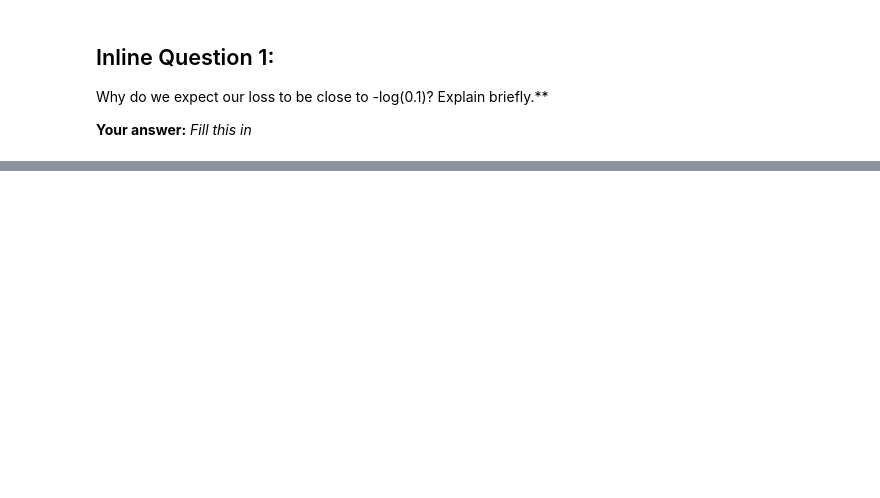
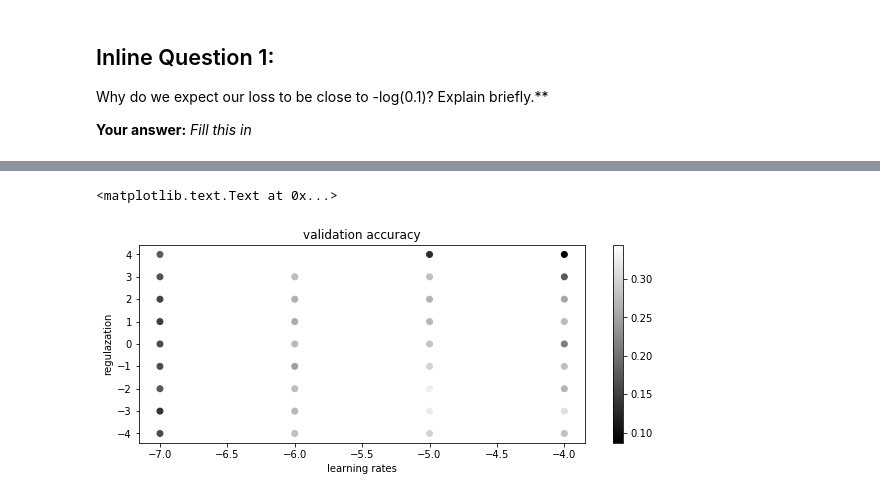
Before and after one commit to SSBang/Assign1, a Jupyter notebook: softmax.ipynb, the cells around one changed output, grey strips where cells are left out. Cells and saved outputs as stored; diff of their text form; code cells hidden in the pictures; blank space fills up the shorter version.

```diff
--- a/softmax.ipynb
+++ b/softmax.ipynb
@@ -165,8 +192,13 @@ from cs231n.classifiers import Softmax
 results = {}
 best_val = -1
 best_softmax = None
-learning_rates = [1e-7, 5e-7]
-regularization_strengths = [2.5e4, 5e4]
+best_tuning = ()
+#learning_rates = [1e-7, 5e-7]
+#regularization_strengths = [2.5e4, 5e4]
+#learning_rates = [ 1e-7, 1e-6, 1e-5, 1e-4 ]
+#regularization_strengths = [1e-4, 1e-3, 1e-2, 1e-1, 1, 1e1, 1e2, 1e3, 1e4]
+learning_rates = np.random.uniform(1e-7, 1e-4, size=10)
+regularization_strengths = np.random.uniform(1e-6, 1e4, size=10)
 
 ################################################################################
 # TODO:                                                                        #
@@ -174,7 +206,20 @@ regularization_strengths = [2.5e4, 5e4]
 # This should be identical to the validation that you did for the SVM; save    #
 # the best trained softmax classifer in best_softmax.                          #
 ################################################################################
-pass
+for i in learning_rates:
+    for j in regularization_strengths:
+        softmax = Softmax()
+        softmax.train(X_train, y_train, learning_rate=i, reg=j, num_iters=200, verbose=False)
+
+        y_train_pred = softmax.predict(X_train)
+        y_val_pred = softmax.predict(X_val)
+
+        results[(i,j)] = (np.mean(y_train == y_train_pred), np.mean(y_val == y_val_pred))
+
+        if best_val < np.mean(y_val == y_val_pred):
+            best_val = np.mean(y_val == y_val_pred)
+            best_softmax = softmax
+            best_tuning = (i, j)
 ################################################################################
 #                              END OF YOUR CODE                                #
 ################################################################################
@@ -189,3 +252,19 @@ print('best validation accuracy achieved during cross-validation: %f' % best_val
+# %%
+import math
+x_scatters = [math.log10(x[0]) for x in results]
+y_scatters = [math.log10(x[1]) for x in results]
+
+colors = [results[x][1] for x in results]
+plt.subplot(2,1,1)
+plt.scatter(x_scatters,y_scatters,c = colors)
+
+plt.colorbar()
+plt.xlabel("learning rates")
+plt.ylabel("regulazation")
+plt.title("validation accuracy")
+# %% [output]
+<matplotlib.text.Text at 0x...>
+[figure, added]
 # %%
 # evaluate on test set
 # Evaluate the best softmax on test set
```
Also changed, not shown: parts of 4 cells of this notebook, 3 other files.
